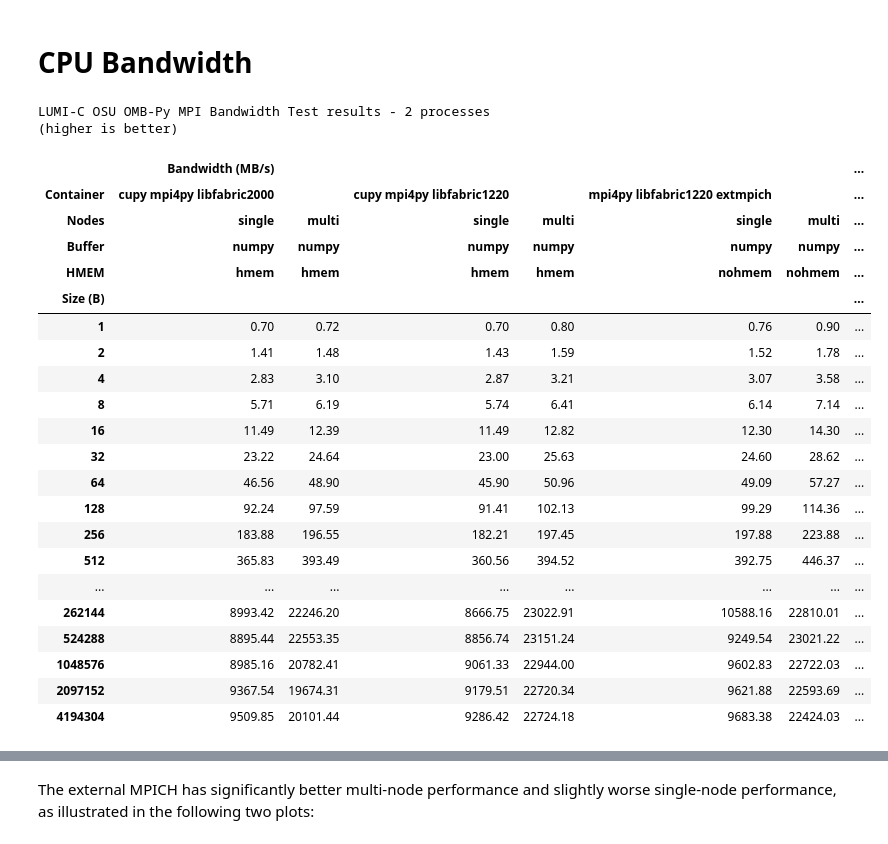
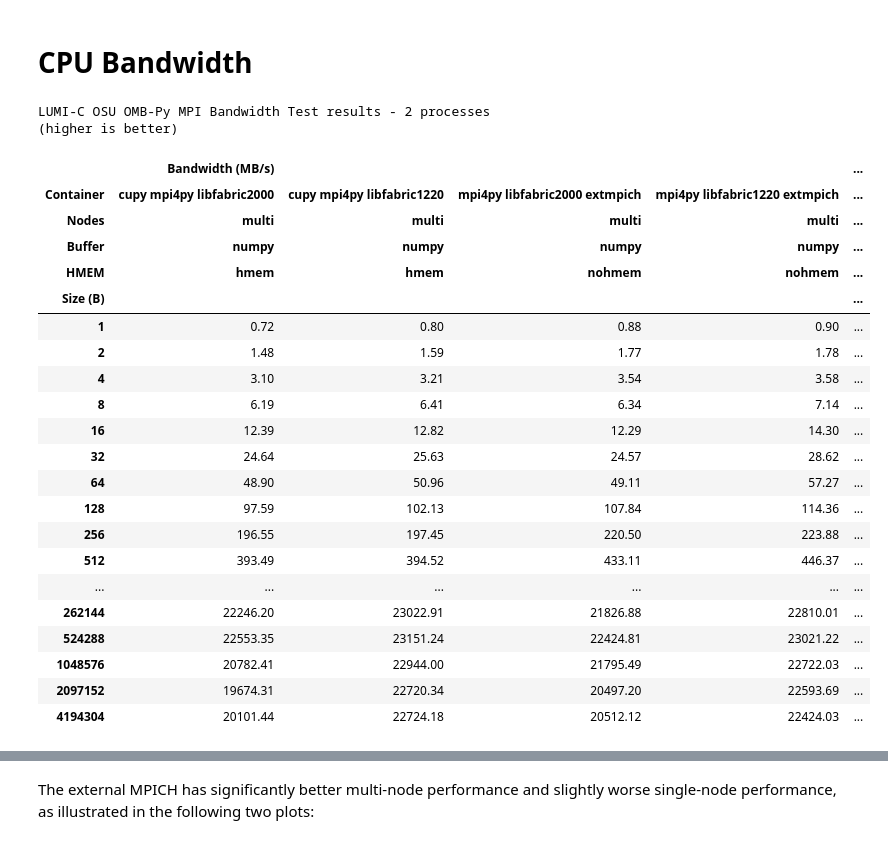
Before and after one commit to DeiC-HPC/BitBulldozersLab, a Jupyter notebook: mpi4py and cupy container using Cotainr/lumi_mpi4py_osu_results.ipynb, the cells around one changed output, grey strips where cells are left out. Cells and saved outputs as stored; diff of their text form; code cells hidden in the pictures.

```diff
--- a/mpi4py and cupy container using Cotainr/lumi_mpi4py_osu_results.ipynb
+++ b/mpi4py and cupy container using Cotainr/lumi_mpi4py_osu_results.ipynb
@@ -204,34 +228,34 @@ osu_df= osu_df.sort_values(by=['Container'])
 # %%
 benchmark = "bw"
 print(f"LUMI-C OSU {tests[benchmark]['name']} results - {tests[benchmark]['processes']} processes")
 print("(higher is better)")
 show_osu_pivot_table(
-    df=filter_df(osu_df, Benchmark=benchmark, Buffer="numpy"),
+    df=filter_df(osu_df, Benchmark=benchmark, Buffer="numpy", Nodes="multi"),
     metric=tests[benchmark]["metric"],
     containers=containers,
 )
 # %% [output]
 LUMI-C OSU OMB-Py MPI Bandwidth Test results - 2 processes
 (higher is better)
-|  | Bandwidth (MB/s) |  |  |  |  |  | ... |
-| Container | cupy mpi4py libfabric2000 |  | cupy mpi4py libfabric1220 |  | mpi4py libfabric1220 extmpich |  | ... |
-| Nodes | single | multi | single | multi | single | multi | ... |
-| Buffer | numpy | numpy | numpy | numpy | numpy | numpy | ... |
-| HMEM | hmem | hmem | hmem | hmem | nohmem | nohmem | ... |
-| Size (B) |  |  |  |  |  |  | ... |
-| 1 | 0.70 | 0.72 | 0.70 | 0.80 | 0.76 | 0.90 | ... |
-| 2 | 1.41 | 1.48 | 1.43 | 1.59 | 1.52 | 1.78 | ... |
-| 4 | 2.83 | 3.10 | 2.87 | 3.21 | 3.07 | 3.58 | ... |
-| 8 | 5.71 | 6.19 | 5.74 | 6.41 | 6.14 | 7.14 | ... |
-| 16 | 11.49 | 12.39 | 11.49 | 12.82 | 12.30 | 14.30 | ... |
-| 32 | 23.22 | 24.64 | 23.00 | 25.63 | 24.60 | 28.62 | ... |
-| 64 | 46.56 | 48.90 | 45.90 | 50.96 | 49.09 | 57.27 | ... |
-| 128 | 92.24 | 97.59 | 91.41 | 102.13 | 99.29 | 114.36 | ... |
-| 256 | 183.88 | 196.55 | 182.21 | 197.45 | 197.88 | 223.88 | ... |
-| 512 | 365.83 | 393.49 | 360.56 | 394.52 | 392.75 | 446.37 | ... |
-| ... | ... | ... | ... | ... | ... | ... | ... |
-| 262144 | 8993.42 | 22246.20 | 8666.75 | 23022.91 | 10588.16 | 22810.01 | ... |
-| 524288 | 8895.44 | 22553.35 | 8856.74 | 23151.24 | 9249.54 | 23021.22 | ... |
-| 1048576 | 8985.16 | 20782.41 | 9061.33 | 22944.00 | 9602.83 | 22722.03 | ... |
-| 2097152 | 9367.54 | 19674.31 | 9179.51 | 22720.34 | 9621.88 | 22593.69 | ... |
-| 4194304 | 9509.85 | 20101.44 | 9286.42 | 22724.18 | 9683.38 | 22424.03 | ... |
+|  | Bandwidth (MB/s) |  |  |  | ... |
+| Container | cupy mpi4py libfabric2000 | cupy mpi4py libfabric1220 | mpi4py libfabric2000 extmpich | mpi4py libfabric1220 extmpich | ... |
+| Nodes | multi | multi | multi | multi | ... |
+| Buffer | numpy | numpy | numpy | numpy | ... |
+| HMEM | hmem | hmem | nohmem | nohmem | ... |
+| Size (B) |  |  |  |  | ... |
+| 1 | 0.72 | 0.80 | 0.88 | 0.90 | ... |
+| 2 | 1.48 | 1.59 | 1.77 | 1.78 | ... |
+| 4 | 3.10 | 3.21 | 3.54 | 3.58 | ... |
+| 8 | 6.19 | 6.41 | 6.34 | 7.14 | ... |
+| 16 | 12.39 | 12.82 | 12.29 | 14.30 | ... |
+| 32 | 24.64 | 25.63 | 24.57 | 28.62 | ... |
+| 64 | 48.90 | 50.96 | 49.11 | 57.27 | ... |
+| 128 | 97.59 | 102.13 | 107.84 | 114.36 | ... |
+| 256 | 196.55 | 197.45 | 220.50 | 223.88 | ... |
+| 512 | 393.49 | 394.52 | 433.11 | 446.37 | ... |
+| ... | ... | ... | ... | ... | ... |
+| 262144 | 22246.20 | 23022.91 | 21826.88 | 22810.01 | ... |
+| 524288 | 22553.35 | 23151.24 | 22424.81 | 23021.22 | ... |
+| 1048576 | 20782.41 | 22944.00 | 21795.49 | 22722.03 | ... |
+| 2097152 | 19674.31 | 22720.34 | 20497.20 | 22593.69 | ... |
+| 4194304 | 20101.44 | 22724.18 | 20512.12 | 22424.03 | ... |
```
Also changed, not shown: parts of 18 cells of this notebook.
